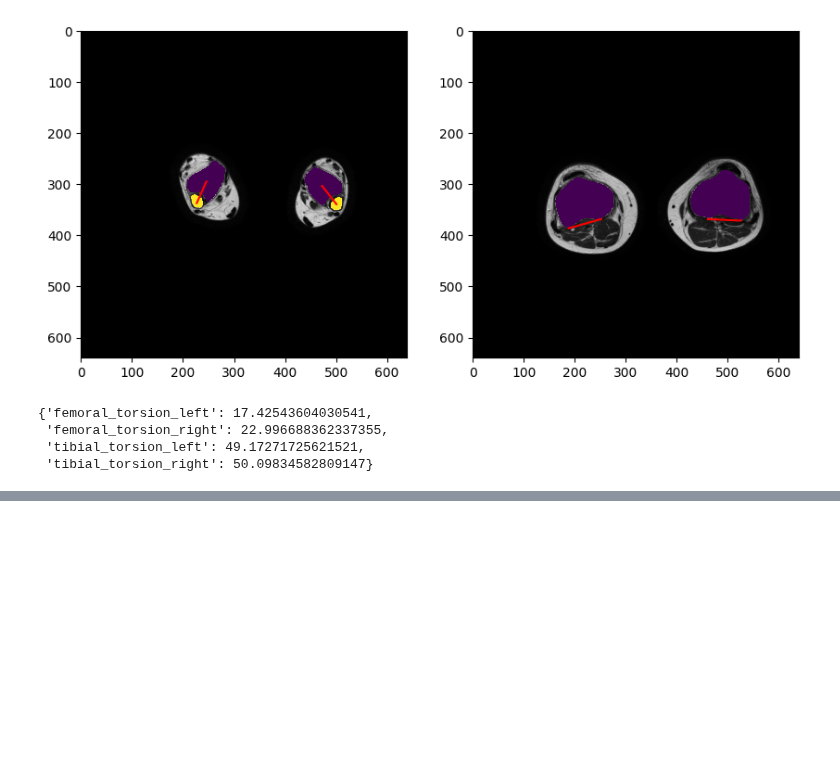
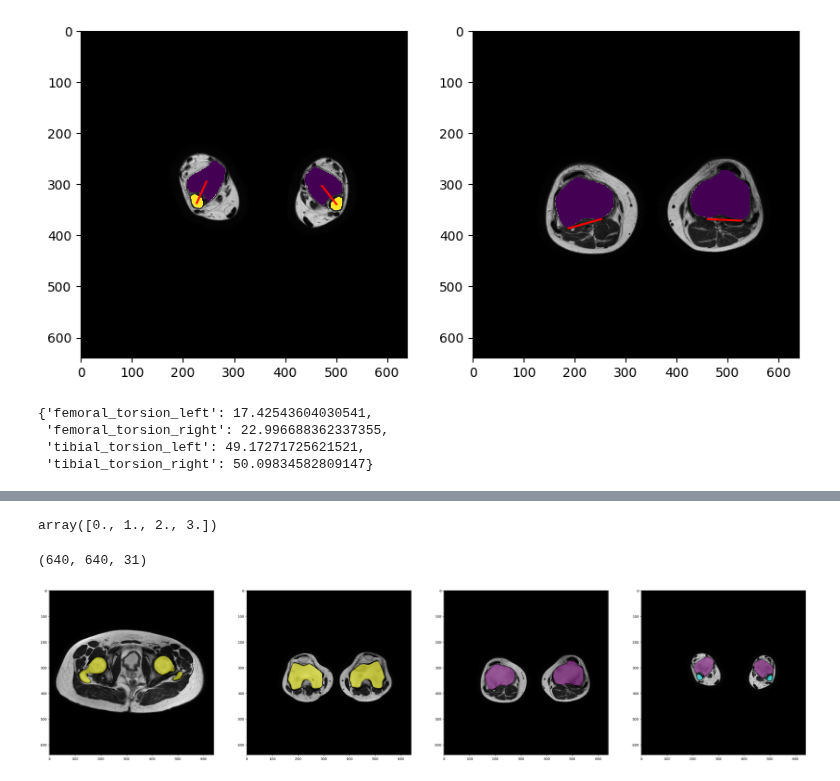
Before and after one commit to swestfechtel/morphometry, a Jupyter notebook: api/tests.ipynb, the cells around one changed output, grey strips where cells are left out. Cells and saved outputs as stored; diff of their text form; code cells hidden in the pictures; blank space fills up the shorter version.

```diff
--- a/api/tests.ipynb
+++ b/api/tests.ipynb
@@ -11,7 +12,7 @@ os.environ['nnUNet_results'] = '/home/simon/Data/nnUNet_results'
 # %%
 file_controller = FileController()
 # %%
-torsion_exam = file_controller.get_examination('dxutstbwuf')
+torsion_exam = file_controller.get_examination('0001226915')
 # %%
 type(torsion_exam)
 # %% [output]
@@ -69,3 +70,10 @@ torsion_exam.get_torsion_values()
  'femoral_torsion_right': 22.996688362337355,
  'tibial_torsion_left': 49.17271725621521,
  'tibial_torsion_right': 50.09834582809147}
+# %%
+tmp = torsion_exam.ankle_mask.array
+tmp = np.where(tmp == 2, 3, tmp)
+tmp = np.where(tmp == 1, 2, tmp)
+segmented_array = np.concatenate((torsion_exam.hip_mask.array, torsion_exam.knee_mask.array, tmp), axis=2)
+# %%
+array = torsion_exam.transformed_image.array
@@ -71,0 +100,8 @@ torsion_exam.get_torsion_values()
+# %%
+np.unique(segmented_array)
+# %% [output]
+array([0., 1., 2., 3.])
+# %%
+torsion_exam.hip.shape
+# %% [output]
+(640, 640, 31)
@@ -71,0 +110,26 @@ torsion_exam.get_torsion_values()
+# %%
+fig, ax = plt.subplots(ncols=4, figsize=(40, 10))
+
+colours = ['white', 'yellow', 'purple', 'cyan']
+cmap = ListedColormap(colours)
+
+bounds = [-1, 0.5, 1.5, 2.5, 3.5]
+norm = BoundaryNorm(bounds, cmap.N)
+
+segmented_array = np.where(segmented_array == 0, np.nan, segmented_array)
+
+ax[0].imshow(array[:, :, 14].T, cmap='gray')
+ax[0].imshow(segmented_array[:, :, 14].T, cmap=cmap, norm=norm, alpha=0.5)
+
+ax[1].imshow(array[:, :, torsion_exam.hip.shape[-1] + 18].T, cmap='gray')
+ax[1].imshow(segmented_array[:, :, torsion_exam.hip.shape[-1] + 18].T, cmap=cmap, norm=norm, alpha=0.5)
+
+ax[2].imshow(array[:, :, torsion_exam.hip.shape[-1] + 28].T, cmap='gray')
+ax[2].imshow(segmented_array[:, :, torsion_exam.hip.shape[-1] + 28].T, cmap=cmap, norm=norm, alpha=0.5)
+
+ax[3].imshow(array[:, :, torsion_exam.hip.shape[-1] + torsion_exam.knee.shape[-1] + 14].T, cmap='gray')
+ax[3].imshow(segmented_array[:, :, torsion_exam.hip.shape[-1] + torsion_exam.knee.shape[-1] + 14].T, cmap=cmap, norm=norm, alpha=0.5)
+
+plt.show()
+# %% [output]
+[figure, added]
```
Also changed, not shown: parts of 4 cells of this notebook, 5 other files.
